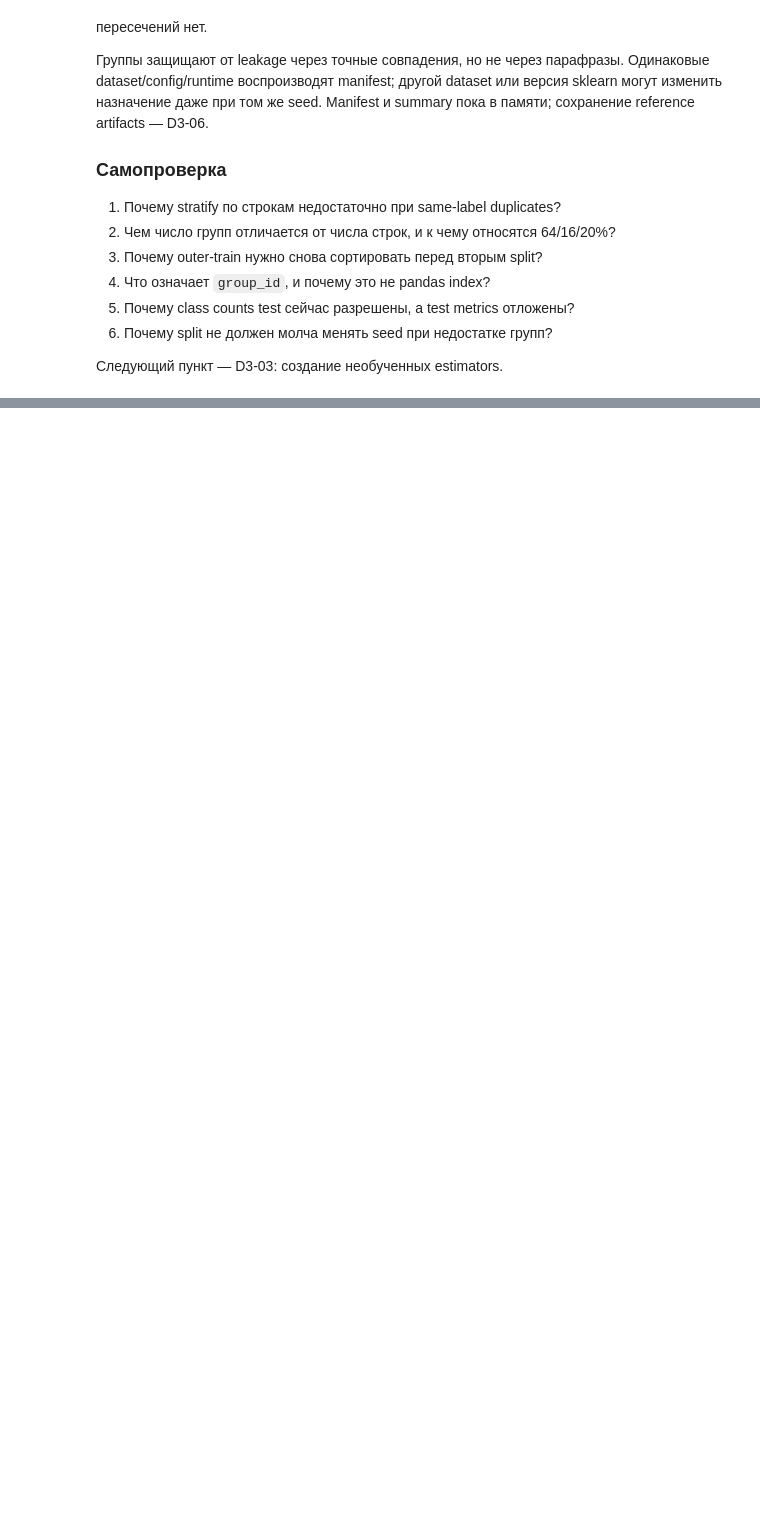
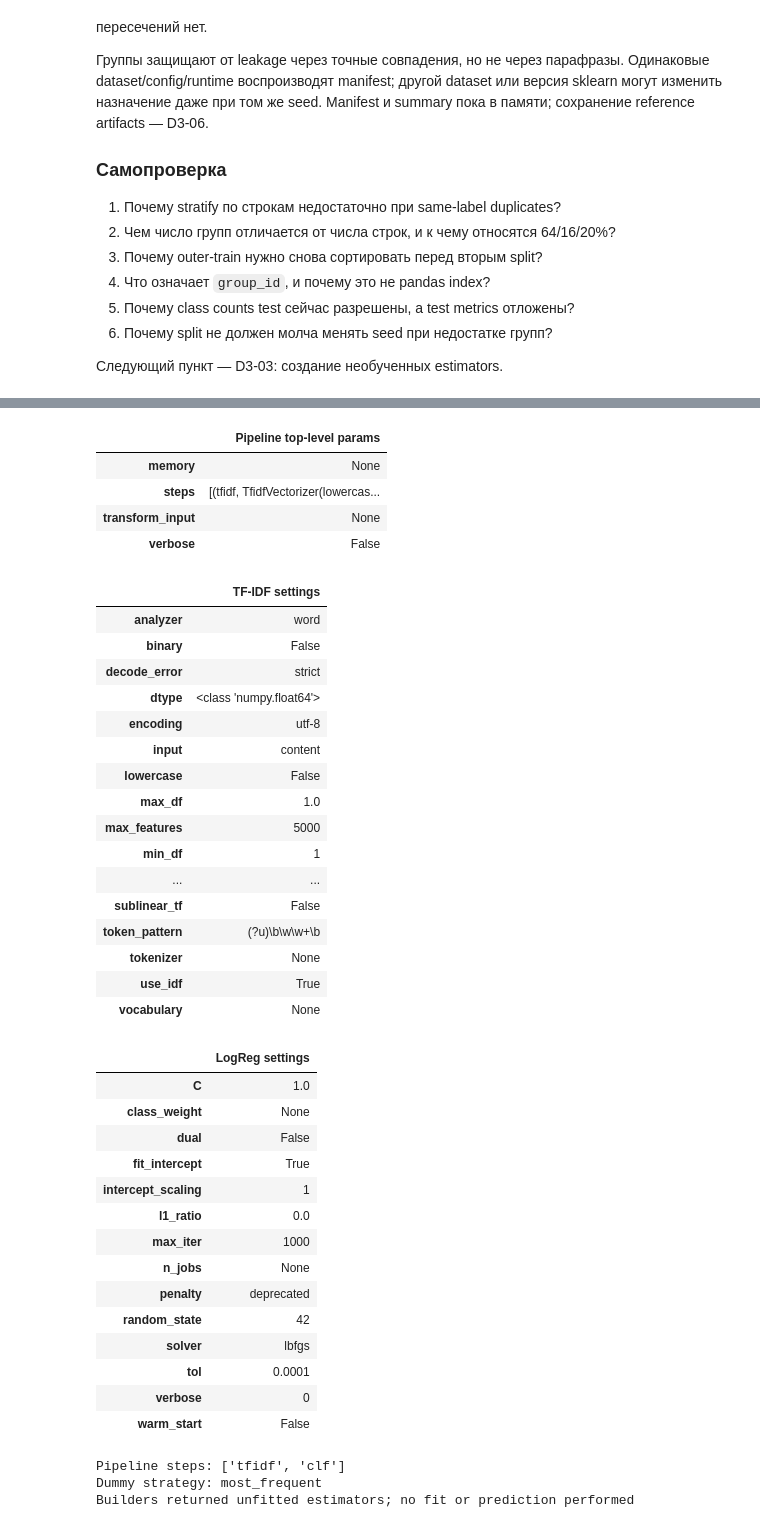
Before and after one commit to HomeboyMakkri/Text-classification, a Jupyter notebook: notebooks/day03_baseline.ipynb, the cells around one changed output, grey strips where cells are left out. Cells and saved outputs as stored; diff of their text form; code cells hidden in the pictures; blank space fills up the shorter version.

Commit message:
feat: add unfitted day 3 baseline estimators

```diff
--- a/notebooks/day03_baseline.ipynb
+++ b/notebooks/day03_baseline.ipynb
@@ -373,0 +382,56 @@ Manifest и summary пока в памяти; сохранение reference art
+# %%
+from finnews_sentiment.models.train_model import build_baseline_pipeline, build_dummy_classifier
+
+baseline_pipeline = build_baseline_pipeline(baseline_config)
+dummy_classifier = build_dummy_classifier(baseline_config)
+display(pd.Series(baseline_pipeline.get_params(deep=False), name="Pipeline top-level params").to_frame())
+display(pd.Series(baseline_pipeline.named_steps["tfidf"].get_params(deep=False), name="TF-IDF settings").to_frame())
+display(pd.Series(baseline_pipeline.named_steps["clf"].get_params(deep=False), name="LogReg settings").to_frame())
+print(f"Pipeline steps: {list(baseline_pipeline.named_steps)}")
+print(f"Dummy strategy: {dummy_classifier.get_params(deep=False)["strategy"]}")
+assert list(baseline_pipeline.named_steps) == ["tfidf", "clf"]
+assert not hasattr(baseline_pipeline.named_steps["tfidf"], "vocabulary_")
+assert not hasattr(baseline_pipeline.named_steps["clf"], "classes_")
+assert not hasattr(dummy_classifier, "classes_")
+print("Builders returned unfitted estimators; no fit or prediction performed")
+# %% [output]
+|  | Pipeline top-level params |
+| memory | None |
+| steps | [(tfidf, TfidfVectorizer(lowercas... |
+| transform_input | None |
+| verbose | False |
+|  | TF-IDF settings |
+| analyzer | word |
+| binary | False |
+| decode_error | strict |
+| dtype | <class 'numpy.float64'> |
+| encoding | utf-8 |
+| input | content |
+| lowercase | False |
+| max_df | 1.0 |
+| max_features | 5000 |
+| min_df | 1 |
+| ... | ... |
+| sublinear_tf | False |
+| token_pattern | (?u)\b\w\w+\b |
+| tokenizer | None |
+| use_idf | True |
+| vocabulary | None |
+|  | LogReg settings |
+| C | 1.0 |
+| class_weight | None |
+| dual | False |
+| fit_intercept | True |
+| intercept_scaling | 1 |
+| l1_ratio | 0.0 |
+| max_iter | 1000 |
+| n_jobs | None |
+| penalty | deprecated |
+| random_state | 42 |
+| solver | lbfgs |
+| tol | 0.0001 |
+| verbose | 0 |
+| warm_start | False |
+Pipeline steps: ['tfidf', 'clf']
+Dummy strategy: most_frequent
+Builders returned unfitted estimators; no fit or prediction performed
```
Also changed, not shown: parts of 3 cells of this notebook, 6 other files.
